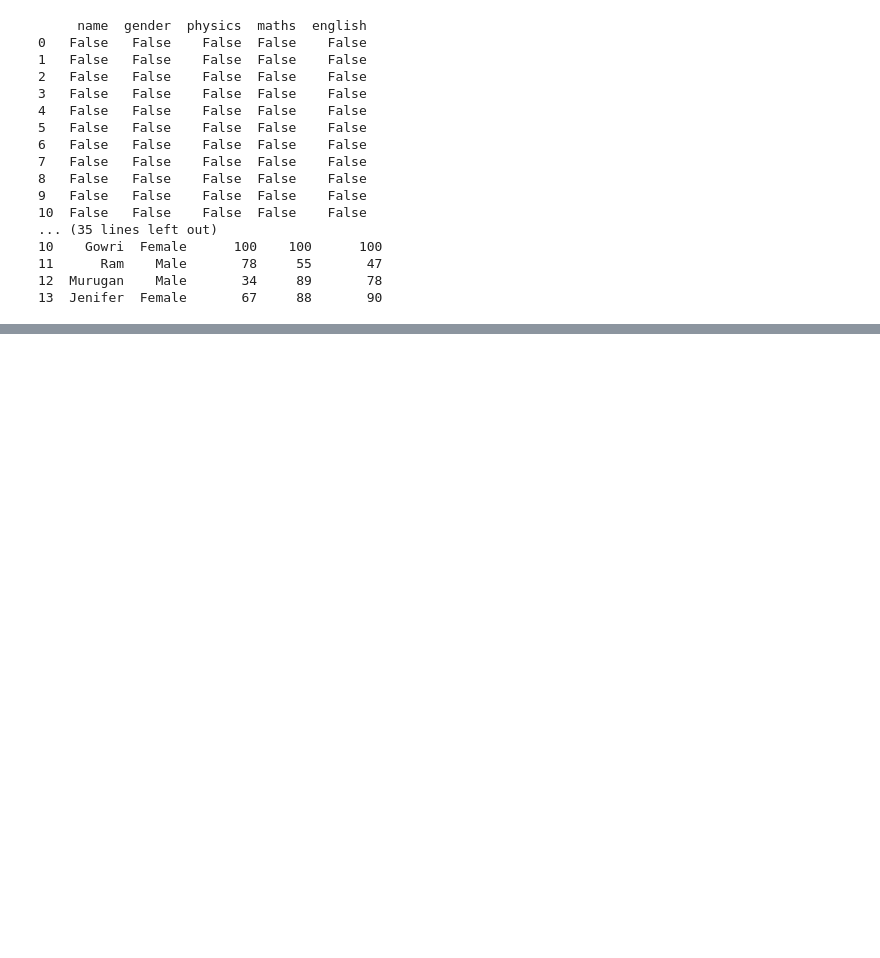
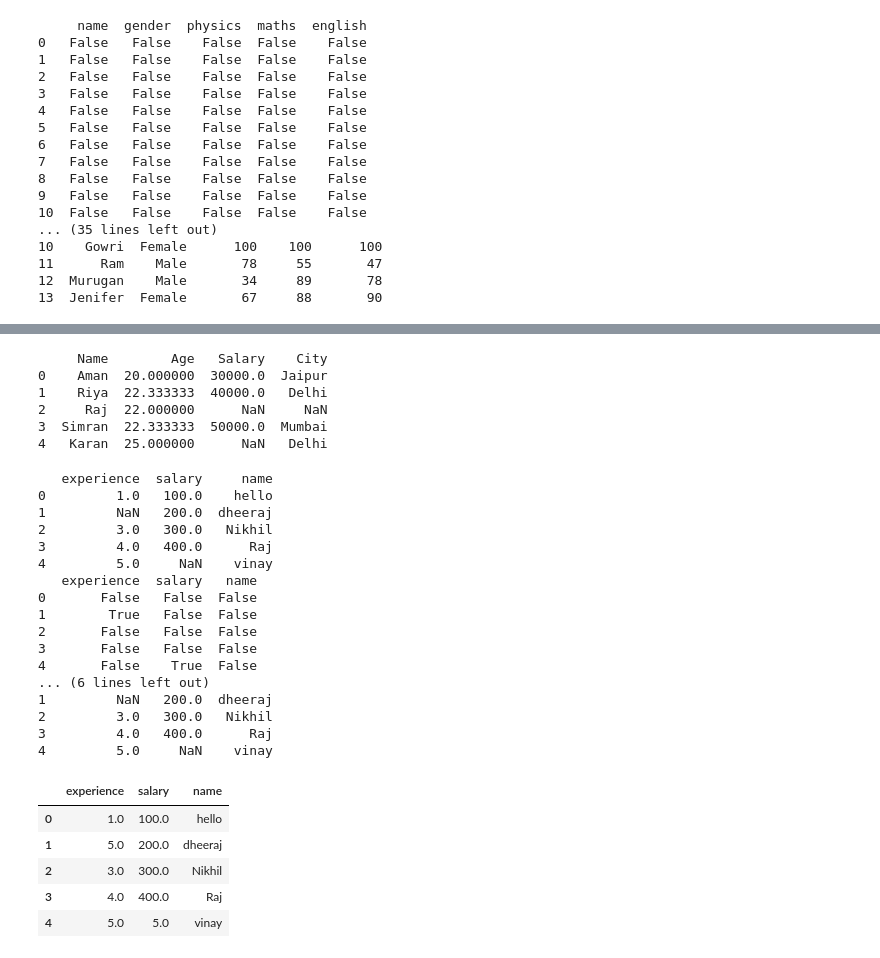
Before and after one commit to 009vinaysharma/AWS-ML-Arya, a Jupyter notebook: day10.ipynb, the cells around one changed output, grey strips where cells are left out. Cells and saved outputs as stored; diff of their text form; code cells hidden in the pictures; blank space fills up the shorter version.

```diff
--- a/day10.ipynb
+++ b/day10.ipynb
@@ -1601,0 +1897,75 @@ print(df.fillna(0))
+# %%
+import pandas as pd
+import numpy as np
+
+data = {
+    "Name": ["Aman", "Riya", "Raj", "Simran", "Karan"],
+    "Age": [20, np.nan, 22, np.nan, 25],
+    "Salary": [30000, 40000, np.nan, 50000, np.nan],
+    "City": ["Jaipur", "Delhi", np.nan, "Mumbai", "Delhi"]
+}
+
+df = pd.DataFrame(data)
+from sklearn.impute import SimpleImputer
+
+df_imputer = df.copy()
+
+imputer = SimpleImputer(strategy="mean")
+
+df_imputer[["Age"]] = imputer.fit_transform(df_imputer[["Age"]])
+
+print(df_imputer)
+# %% [output]
+     Name        Age   Salary    City
+0    Aman  20.000000  30000.0  Jaipur
+1    Riya  22.333333  40000.0   Delhi
+2     Raj  22.000000      NaN     NaN
+3  Simran  22.333333  50000.0  Mumbai
+4   Karan  25.000000      NaN   Delhi
+# %%
+# handle missing values
+import numpy as np
+import pandas as pd
+data = {
+    "experience":[1,np.nan,3,4,5],
+    "salary":[100,200,300,400,np.nan],
+    "name":['hello','dheeraj','Nikhil','Raj','vinay']
+}
+df = pd.DataFrame(data)
+print(df)
+# null value filter | find out
+print(df.isnull())
+
+# sum of null
+print(df.isnull().sum())
+
+# dropna | drop complete row
+df.dropna()
+print(df)
+
+# fillna | null -> fill
+df.fillna(5)
+# %% [output]
+   experience  salary     name
+0         1.0   100.0    hello
+1         NaN   200.0  dheeraj
+2         3.0   300.0   Nikhil
+3         4.0   400.0      Raj
+4         5.0     NaN    vinay
+   experience  salary   name
+0       False   False  False
+1        True   False  False
+2       False   False  False
+3       False   False  False
+4       False    True  False
+... (6 lines left out)
+1         NaN   200.0  dheeraj
+2         3.0   300.0   Nikhil
+3         4.0   400.0      Raj
+4         5.0     NaN    vinay
+|  | experience | salary | name |
+| 0 | 1.0 | 100.0 | hello |
+| 1 | 5.0 | 200.0 | dheeraj |
+| 2 | 3.0 | 300.0 | Nikhil |
+| 3 | 4.0 | 400.0 | Raj |
+| 4 | 5.0 | 5.0 | vinay |
```
Also changed, not shown: parts of 23 cells of this notebook.
